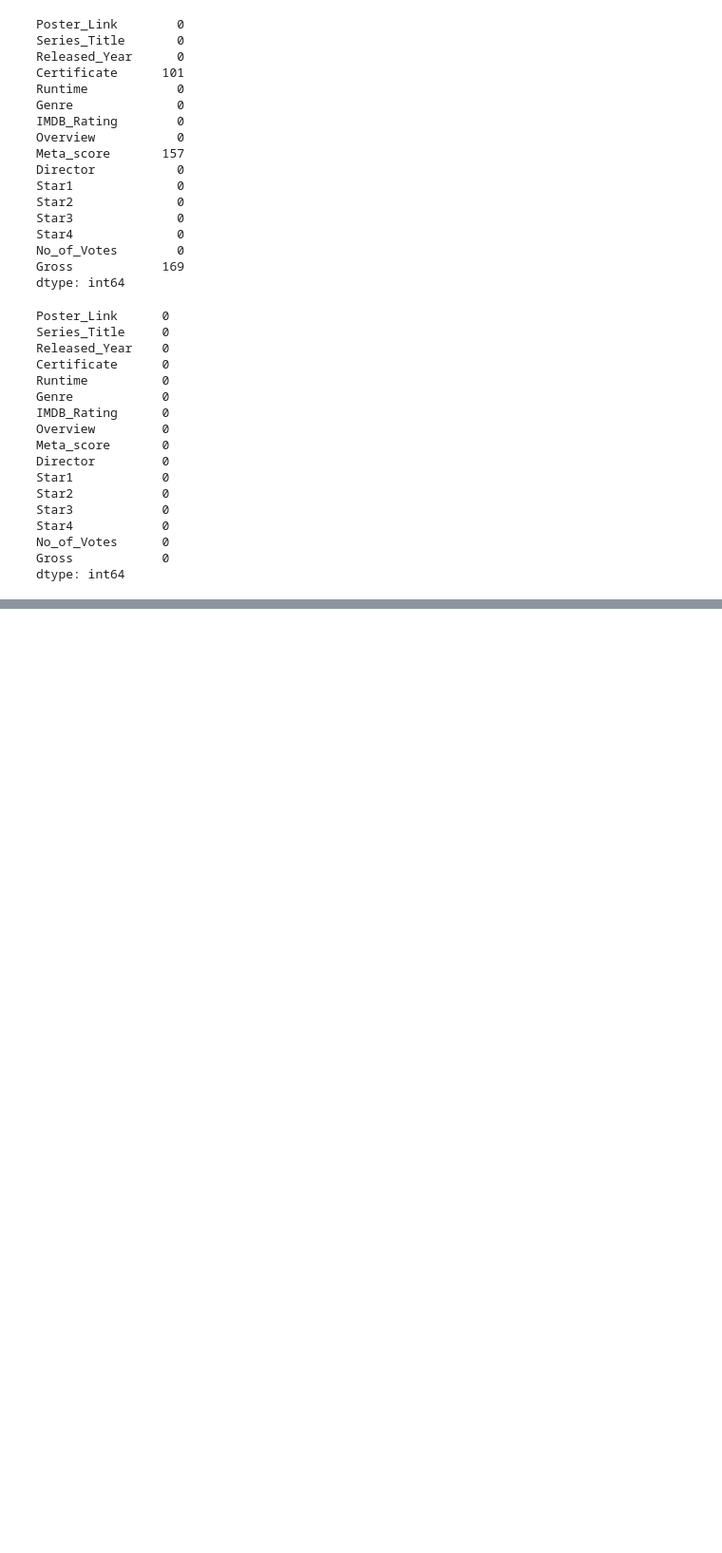
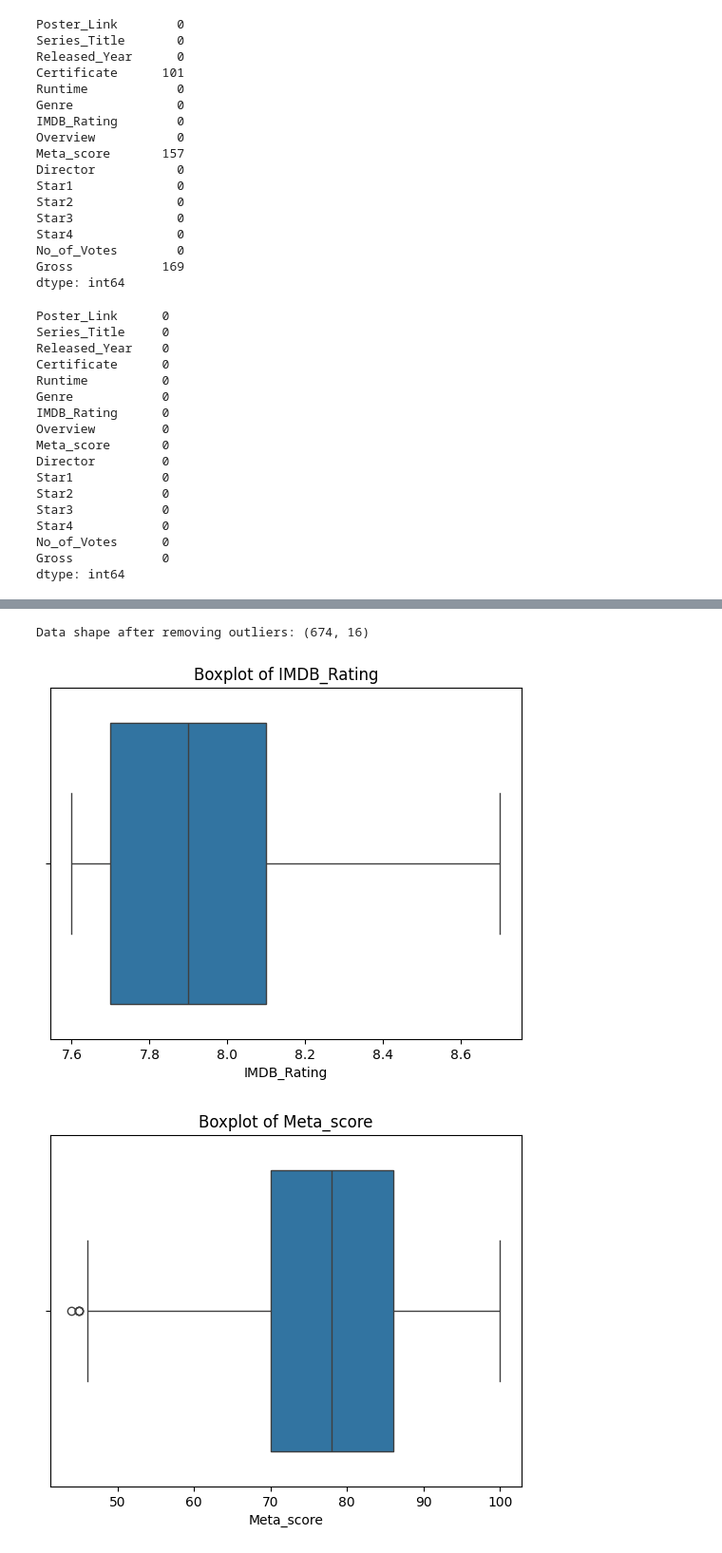
Before and after one commit to TasnimulIntazamAsif/EDGE_Project-Movie_Genre, a Jupyter notebook: movie_genre.ipynb, the cells around one changed output, grey strips where cells are left out. Shown at 95% size. Cells and saved outputs as stored; diff of their text form; code cells hidden in the pictures; blank space fills up the shorter version.

```diff
--- a/movie_genre.ipynb
+++ b/movie_genre.ipynb
@@ -103,0 +101,10 @@ plt.show()
+# %%
+def remove_outliers(df, features):
+    for feature in features:
+        Q1 = df[feature].quantile(0.25)
+        Q3 = df[feature].quantile(0.75)
+        IQR = Q3 - Q1
+        lower = Q1 - 1.5 * IQR
+        upper = Q3 + 1.5 * IQR
+        df = df[(df[feature] >= lower) & (df[feature] <= upper)]
+    return df
@@ -103,0 +121,14 @@ plt.show()
+# %%
+df = remove_outliers(df, numeric_features)
+print(f"Data shape after removing outliers: {df.shape}")
+# %% [output]
+Data shape after removing outliers: (674, 16)
+# %%
+numeric_features = df.select_dtypes(include=[np.number]).columns.tolist()
+for col in numeric_features:
+    sns.boxplot(x=df[col])
+    plt.title(f'Boxplot of {col}')
+    plt.show()
+# %% [output]
+[figure, added]
+[figure, added]
```
Also changed, not shown: parts of 22 cells of this notebook.
